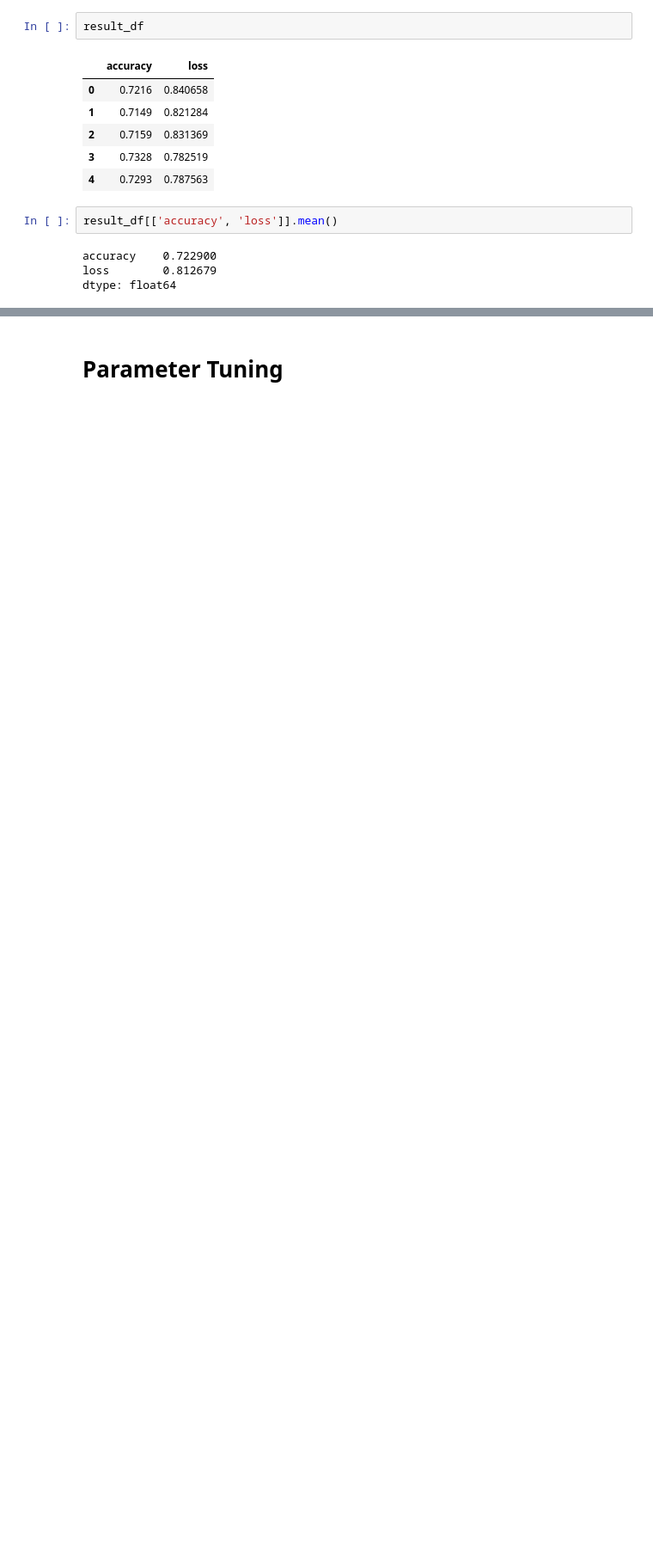
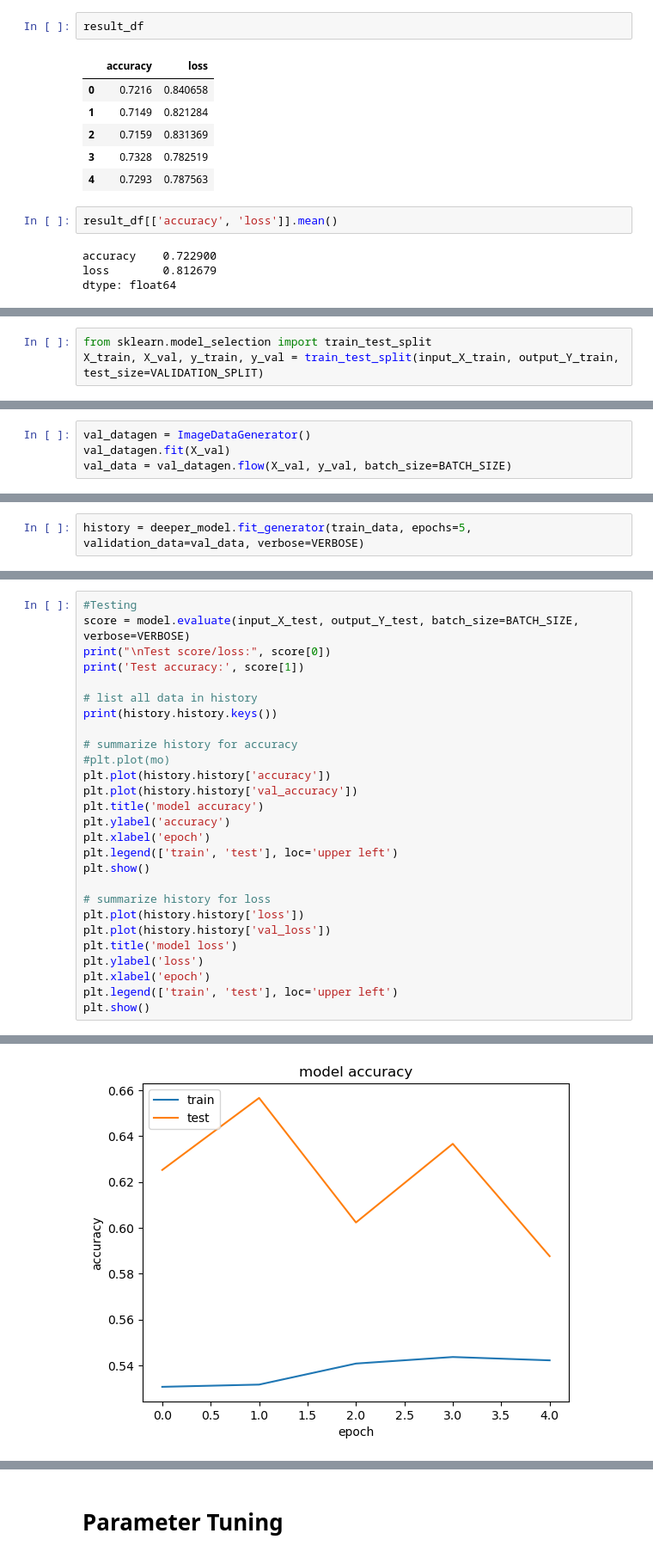
Before and after one commit to mm849/Computer-Vision-Classification, a Jupyter notebook: notebooks/trial2.ipynb, the cells around one changed output, grey strips where cells are left out. Shown at 86% size. Saved outputs shown, nothing was run; the diff lists cells and outputs as text; blank space fills up the shorter version.

```diff
--- a/notebooks/trial2.ipynb
+++ b/notebooks/trial2.ipynb
@@ -510,0 +601,3 @@ plt.show()
+# %%
+from sklearn.model_selection import train_test_split
+X_train, X_val, y_train, y_val = train_test_split(input_X_train, output_Y_train, test_size=VALIDATION_SPLIT)
@@ -510,0 +634,4 @@ plt.show()
+# %%
+val_datagen = ImageDataGenerator()
+val_datagen.fit(X_val)
+val_data = val_datagen.flow(X_val, y_val, batch_size=BATCH_SIZE)
@@ -510,0 +641,2 @@ plt.show()
+# %%
+history = deeper_model.fit_generator(train_data, epochs=5, validation_data=val_data, verbose=VERBOSE)
@@ -510,0 +654,28 @@ plt.show()
+# %%
+#Testing
+score = model.evaluate(input_X_test, output_Y_test, batch_size=BATCH_SIZE, verbose=VERBOSE)
+print("\nTest score/loss:", score[0])
+print('Test accuracy:', score[1])
+
+# list all data in history
+print(history.history.keys())
+
+# summarize history for accuracy
+#plt.plot(mo)
+plt.plot(history.history['accuracy'])
+plt.plot(history.history['val_accuracy'])
+plt.title('model accuracy')
+plt.ylabel('accuracy')
+plt.xlabel('epoch')
+plt.legend(['train', 'test'], loc='upper left')
+plt.show()
+
+# summarize history for loss
+plt.plot(history.history['loss'])
+plt.plot(history.history['val_loss'])
+plt.title('model loss')
+plt.ylabel('loss')
+plt.xlabel('epoch')
+plt.legend(['train', 'test'], loc='upper left')
+plt.show()
+# %% [output]
@@ -510,0 +687 @@ plt.show()
+[figure, added]
```
Also changed, not shown: parts of 12 cells of this notebook, 1 other file.
